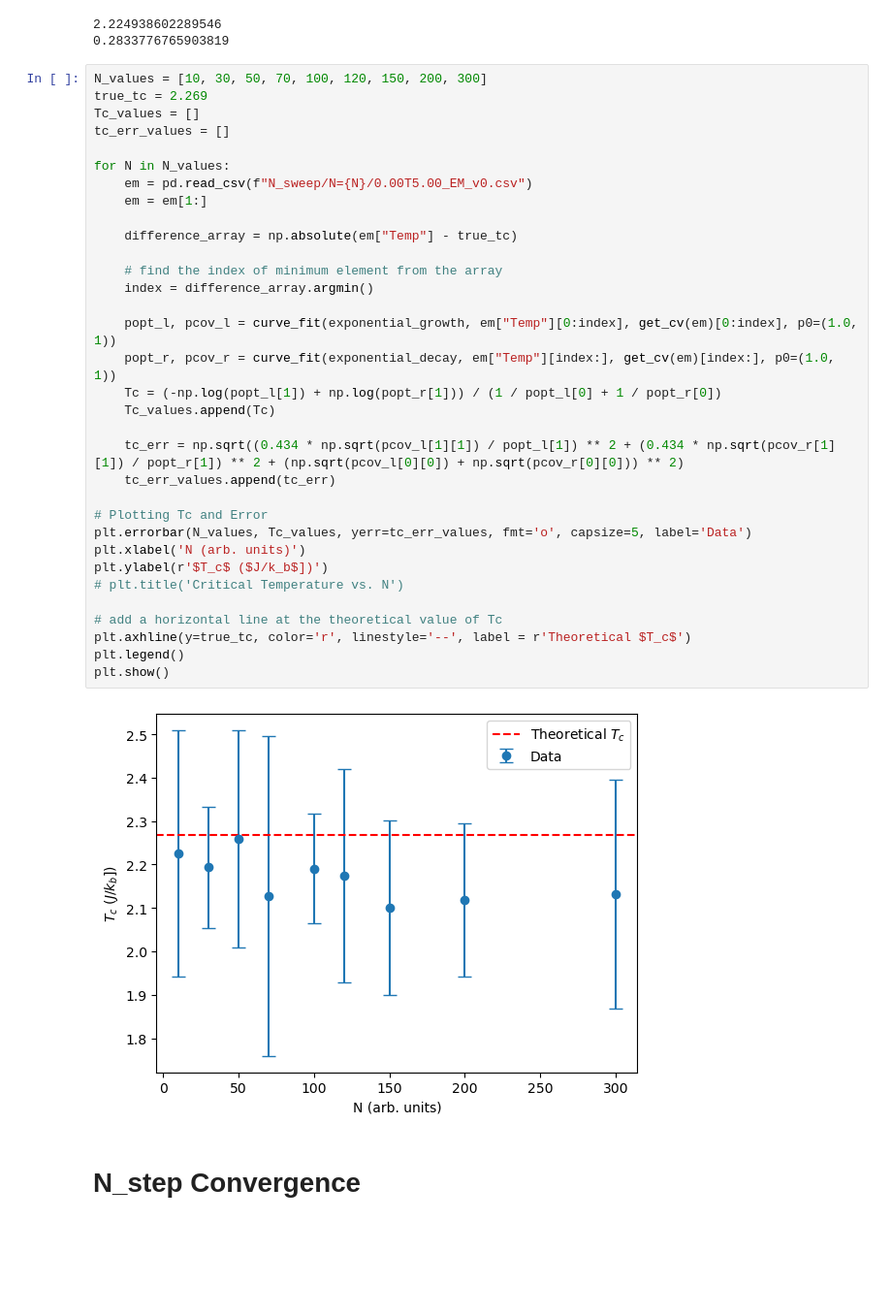
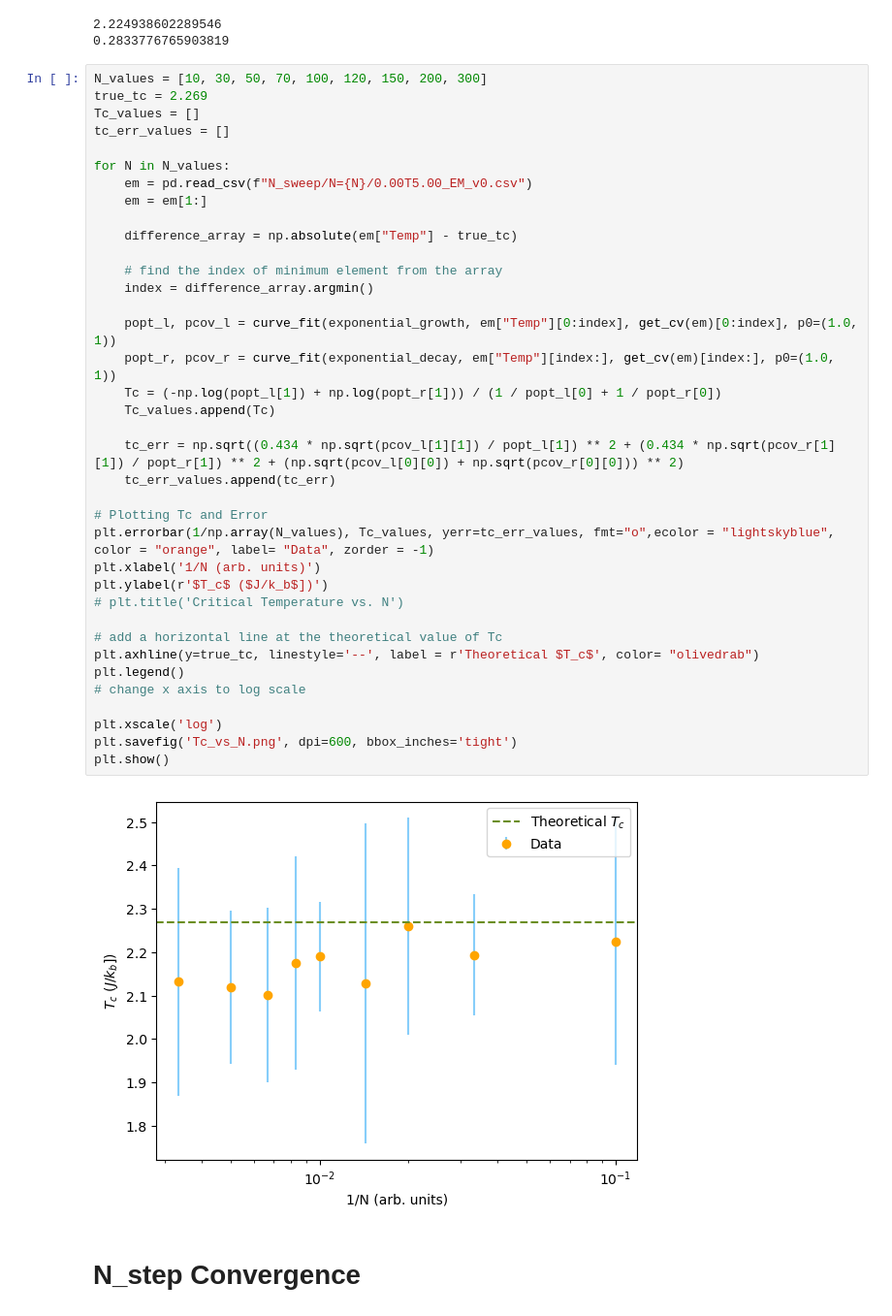
Before and after one commit to pdparakh108/ising, a Jupyter notebook: N_convergence.ipynb, the cells around one changed output. Shown at 97% size. Drawn from its saved outputs; the diff is of its cells as text; blank space fills up the shorter version.

```diff
--- a/N_convergence.ipynb
+++ b/N_convergence.ipynb
@@ -158,37 +157,41 @@ print(tc_err)
 N_values = [10, 30, 50, 70, 100, 120, 150, 200, 300]
 true_tc = 2.269
 Tc_values = []
 tc_err_values = []
 
 for N in N_values:
     em = pd.read_csv(f"N_sweep/N={N}/0.00T5.00_EM_v0.csv")
     em = em[1:]
 
     difference_array = np.absolute(em["Temp"] - true_tc)
 
     # find the index of minimum element from the array
     index = difference_array.argmin()
 
     popt_l, pcov_l = curve_fit(exponential_growth, em["Temp"][0:index], get_cv(em)[0:index], p0=(1.0, 1))
     popt_r, pcov_r = curve_fit(exponential_decay, em["Temp"][index:], get_cv(em)[index:], p0=(1.0, 1))
     Tc = (-np.log(popt_l[1]) + np.log(popt_r[1])) / (1 / popt_l[0] + 1 / popt_r[0])
     Tc_values.append(Tc)
 
     tc_err = np.sqrt((0.434 * np.sqrt(pcov_l[1][1]) / popt_l[1]) ** 2 + (0.434 * np.sqrt(pcov_r[1][1]) / popt_r[1]) ** 2 + (np.sqrt(pcov_l[0][0]) + np.sqrt(pcov_r[0][0])) ** 2)
     tc_err_values.append(tc_err)
 
 # Plotting Tc and Error
-plt.errorbar(N_values, Tc_values, yerr=tc_err_values, fmt='o', capsize=5, label='Data')
-plt.xlabel('N (arb. units)')
+plt.errorbar(1/np.array(N_values), Tc_values, yerr=tc_err_values, fmt="o",ecolor = "lightskyblue", color = "orange", label= "Data", zorder = -1)
+plt.xlabel('1/N (arb. units)')
 plt.ylabel(r'$T_c$ ($J/k_b$])')
 # plt.title('Critical Temperature vs. N')
 
 # add a horizontal line at the theoretical value of Tc
-plt.axhline(y=true_tc, color='r', linestyle='--', label = r'Theoretical $T_c$')
+plt.axhline(y=true_tc, linestyle='--', label = r'Theoretical $T_c$', color= "olivedrab")
 plt.legend()
+# change x axis to log scale
+
+plt.xscale('log')
+plt.savefig('Tc_vs_N.png', dpi=600, bbox_inches='tight')
 plt.show()
 # %% [output]
-[figure, old version]
+[figure, new version]
 # %% [markdown]
 # N_step Convergence
 # %%
```
Also changed, not shown: parts of 1 cell of this notebook, 4 other files.
